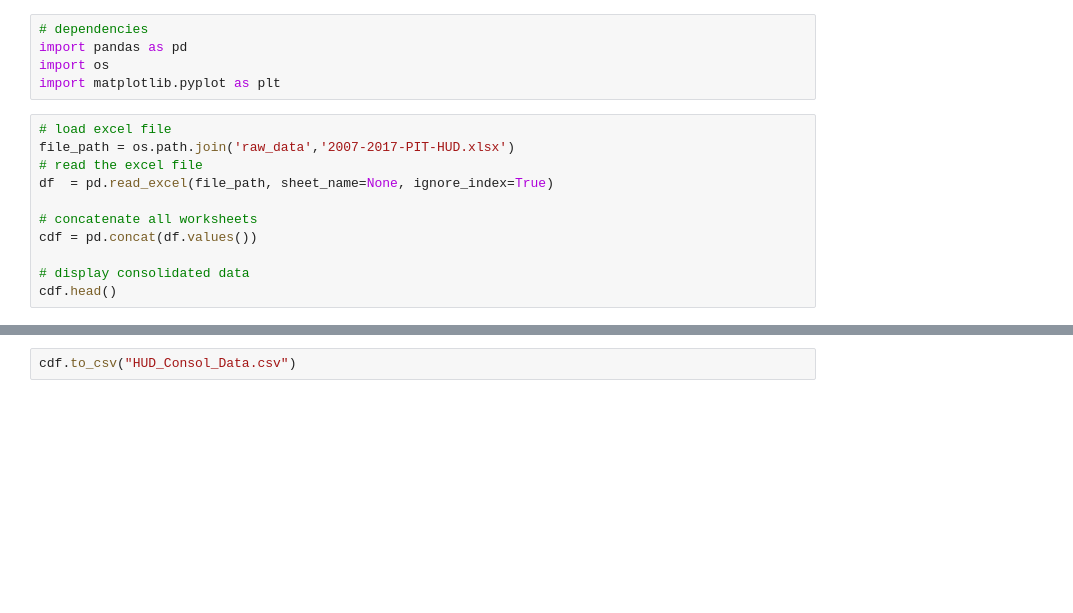
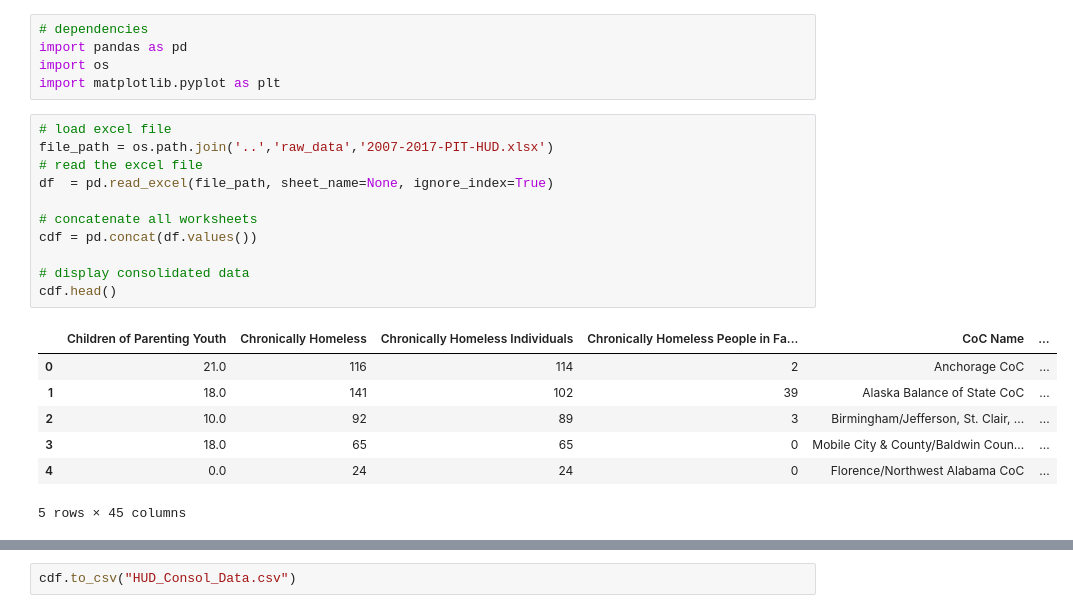
Before and after one commit to jag0717/UCB-Project1, a Jupyter notebook: data/combine_data_test/Consolidate_HUD_Data_Test.ipynb, the cells around one changed output, grey strips where cells are left out. Saved outputs shown, nothing was run; the diff lists cells and outputs as text; blank space fills up the shorter version.

```diff
--- a/data/combine_data_test/Consolidate_HUD_Data_Test.ipynb
+++ b/data/combine_data_test/Consolidate_HUD_Data_Test.ipynb
@@ -5,15 +5,23 @@ import os
 import matplotlib.pyplot as plt
 # %%
 # load excel file
-file_path = os.path.join('raw_data','2007-2017-PIT-HUD.xlsx')
+file_path = os.path.join('..','raw_data','2007-2017-PIT-HUD.xlsx')
 # read the excel file
 df  = pd.read_excel(file_path, sheet_name=None, ignore_index=True)
 
 # concatenate all worksheets
 cdf = pd.concat(df.values())
 
 # display consolidated data
 cdf.head()
+# %% [output]
+|  | Children of Parenting Youth | Chronically Homeless | Chronically Homeless Individuals | Chronically Homeless People in Fa... | CoC Name | ... |
+| 0 | 21.0 | 116 | 114 | 2 | Anchorage CoC | ... |
+| 1 | 18.0 | 141 | 102 | 39 | Alaska Balance of State CoC | ... |
+| 2 | 10.0 | 92 | 89 | 3 | Birmingham/Jefferson, St. Clair, ... | ... |
+| 3 | 18.0 | 65 | 65 | 0 | Mobile City & County/Baldwin Coun... | ... |
+| 4 | 0.0 | 24 | 24 | 0 | Florence/Northwest Alabama CoC | ... |
+5 rows × 45 columns
 # %%
 # drop columns that have NaN
 cdf.dropna(axis=1, how='any')
```
Also changed, not shown: parts of 7 cells of this notebook.
